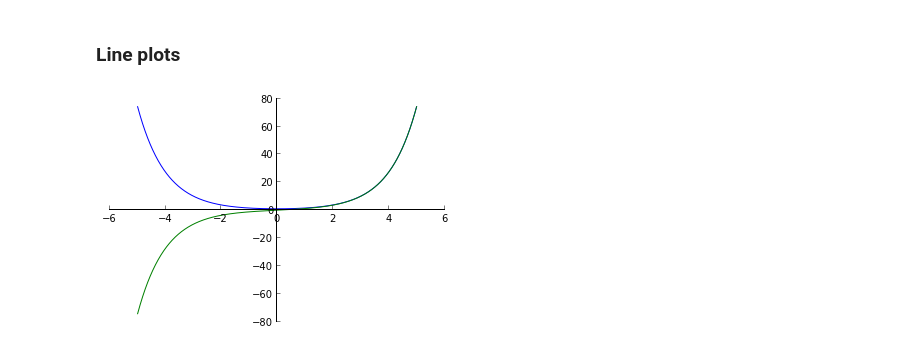
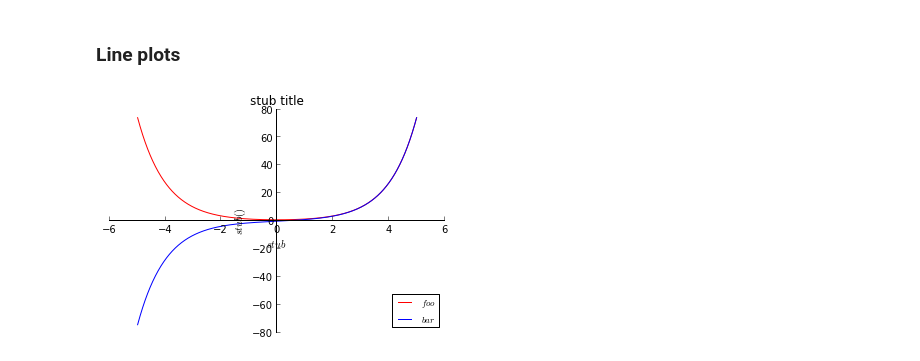
Before and after one commit to jvanatta/particle-tracks, a Jupyter notebook: PlotTemplates.ipynb, the cells around one changed output. Drawn from its saved outputs; the diff is of its cells as text; code cells hidden in the pictures.

Commit message:
finished graphics ex 2 and chart templates

```diff
--- a/PlotTemplates.ipynb
+++ b/PlotTemplates.ipynb
@@ -9,23 +10,35 @@ y = arange(-5., 5.+.01, .01)
 E = cosh(y)
 mp = sinh(y)
 # %%
+#object oriented setup
 fig = plt.figure()
-sp = fig.add_subplot(1,1,1)
-ax = fig.gca()
-ax.set_title('')
+ax = fig.add_subplot(1,1,1)
+
+#main plot parameters go here
+plt.plot(y, E, linestyle = '-', color = 'red', linewidth = 1., label = "$foo$")
+plt.plot(y, mp, label = "$bar$")
+
+#title
+ax.set_title('stub title')
+
+#spines, aka axis
 ax.spines['left'].set_position('center')
 ax.spines['right'].set_color('none')
 ax.spines['bottom'].set_position('center')
 ax.spines['top'].set_color('none')
-#ax.spines['left'].set_smart_bounds(False)
-#ax.spines['bottom'].set_smart_bounds(False)
+
+#tick marks
 ax.xaxis.set_ticks_position('bottom')
 ax.yaxis.set_ticks_position('left')
 
+#axis labels
+plt.xlabel("$stub$")
+plt.ylabel("$stub()$")
 
-plt.plot(y,E)
-plt.plot(y,mp)
+#legend location
+plt.legend(loc='best', fontsize = 9)
 
+#show the plot. ties focus outside of ipython.
 plt.show()
 # %% [output]
-[figure, old version]
+[figure, new version]
```
Also changed, not shown: parts of 6 cells of this notebook, 2 other files.
